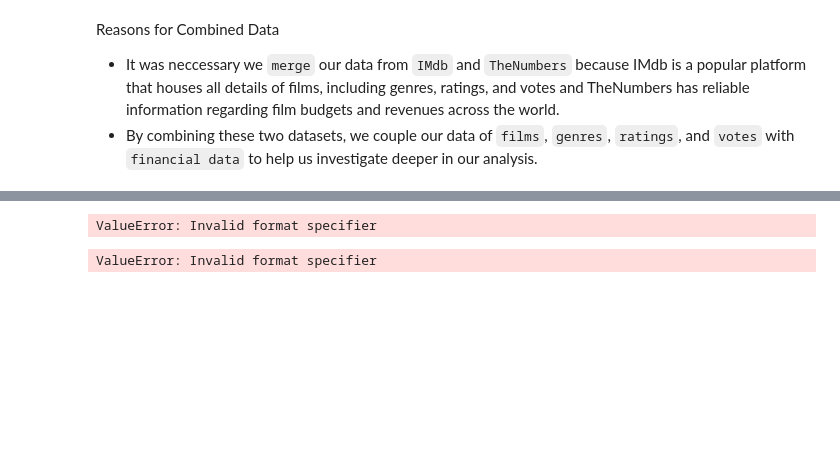
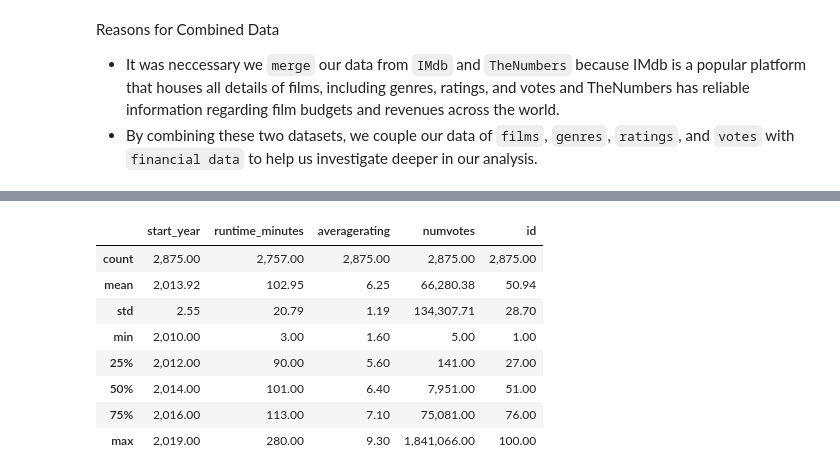
Before and after one commit to mrhussaink7/new-films-movie-data, a Jupyter notebook: index.ipynb, the cells around one changed output, grey strips where cells are left out. Saved outputs shown, nothing was run; the diff lists cells and outputs as text; code cells hidden in the pictures; blank space fills up the shorter version.

```diff
--- a/index.ipynb
+++ b/index.ipynb
@@ -221,5 +193,12 @@ memory usage: 157.4+ KB
 # %%
-df.describe()
+df_box_office.describe()
 # %% [output]
-ValueError: Invalid format specifier
-ValueError: Invalid format specifier
+|  | start_year | runtime_minutes | averagerating | numvotes | id |
+| count | 2,875.00 | 2,757.00 | 2,875.00 | 2,875.00 | 2,875.00 |
+| mean | 2,013.92 | 102.95 | 6.25 | 66,280.38 | 50.94 |
+| std | 2.55 | 20.79 | 1.19 | 134,307.71 | 28.70 |
+| min | 2,010.00 | 3.00 | 1.60 | 5.00 | 1.00 |
+| 25% | 2,012.00 | 90.00 | 5.60 | 141.00 | 27.00 |
+| 50% | 2,014.00 | 101.00 | 6.40 | 7,951.00 | 51.00 |
+| 75% | 2,016.00 | 113.00 | 7.10 | 75,081.00 | 76.00 |
+| max | 2,019.00 | 280.00 | 9.30 | 1,841,066.00 | 100.00 |
```
Also changed, not shown: parts of 20 cells of this notebook.
